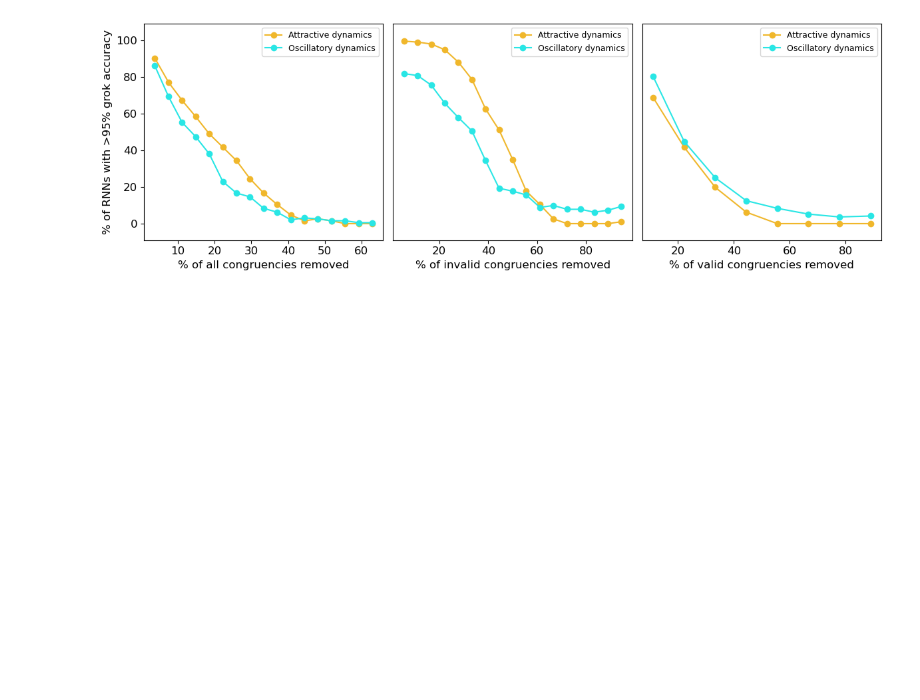
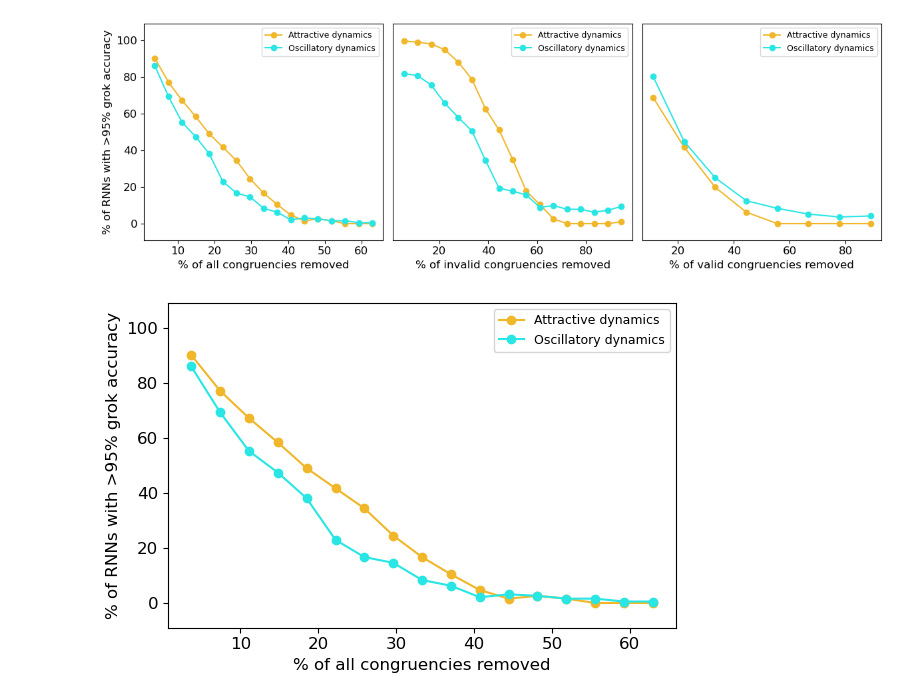
Before and after one commit to keith-murray/attract-or-oscillate, a Jupyter notebook: scripts/experiments/grok_experiment_2/grok_2_exploratory_analysis.ipynb, the cells around one changed output. Saved outputs shown, nothing was run; the diff lists cells and outputs as text; code cells hidden in the pictures; blank space fills up the shorter version.

Commit message:
Last commit for grokking experiments

```diff
--- a/scripts/experiments/grok_experiment_2/grok_2_exploratory_analysis.ipynb
+++ b/scripts/experiments/grok_experiment_2/grok_2_exploratory_analysis.ipynb
@@ -84,3 +84,59 @@ plt.savefig("grokking_experiment.png")
 plt.show()
 # %% [output]
 [figure]
+# %%
+# Given Colors and Constants
+color_attractive = "#F0B72B"  # alpha=0.1
+color_oscillatory = "#29E6E5"  # alpha=1.0
+total_trials = 192
+total_inputs = 27
+total_positive_labels = 9
+total_negative_labels = 18
+
+# Create the 3-panel plot, 1 row and 3 columns
+fig, axs = plt.subplots(1, 1, figsize=(6, 4))  # 1 row, 3 columns
+fontsize = 12  # Given Font Size
+
+# Plotting Logic
+for j, grok_label in enumerate([None,]):
+    ax = axs
+
+    for alpha, color, label in zip([0.1, 1.0], [color_attractive, color_oscillatory], ['Attractive dynamics', 'Oscillatory dynamics']):
+        data = converted_grok_counts[alpha].get(grok_label, {})
+        x, y = zip(*sorted(data.items()))
+
+        # Convert x and y to percentage and plot
+        total_labels = total_negative_labels if grok_label == -1 else (total_positive_labels if grok_label == 1 else total_inputs)
+        x_percent = [((val / total_labels) * 100) for val in x]
+        y_percent = [((val / total_trials) * 100) for val in y]
+
+        ax.plot(x_percent, y_percent, color=color, marker='o', linestyle='-', label=label)
+
+     # Remove titles
+    ax.set_title("")
+    # Modify X-Axis Labels
+    xlabel = '% of all congruencies removed' if grok_label is None else ('% of invalid congruencies removed' if grok_label == -1 else '% of valid congruencies removed')
+    ax.set_xlabel(xlabel, fontsize=fontsize)  # Set font size for X Axis label
+
+    # Set the font size for Y Axis label and Y Axis ticks
+    if j == 0:  # only the first plot
+        ax.set_ylabel('% of RNNs with >95% grok accuracy', fontsize=fontsize)
+        ax.tick_params(axis='y', labelsize=fontsize)
+
+    ax.tick_params(axis='x', labelsize=fontsize)  # Set font size for X Axis ticks
+
+    # Set the range for Y Axis and remove ticks and labels for middle and right plots
+    ax.set_ylim(-9, 109)
+    if j != 0:  # middle and right plots
+        ax.set_yticklabels([])
+        ax.set_yticks([])
+        ax.set_ylabel('')
+
+# Apply legend with fontsize
+ax.legend(fontsize=9)
+
+plt.tight_layout()
+plt.savefig("grokking_experiment_1.png")
+plt.show()
+# %% [output]
+[figure, added]
```
Also changed, not shown: parts of 2 cells of this notebook, 7 other files.
